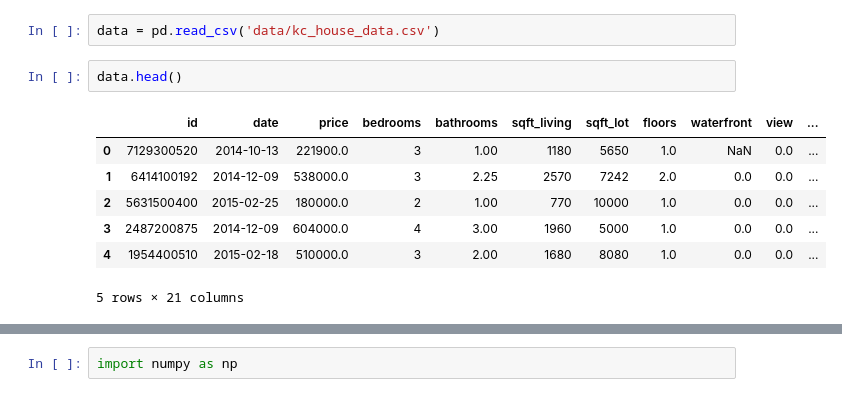
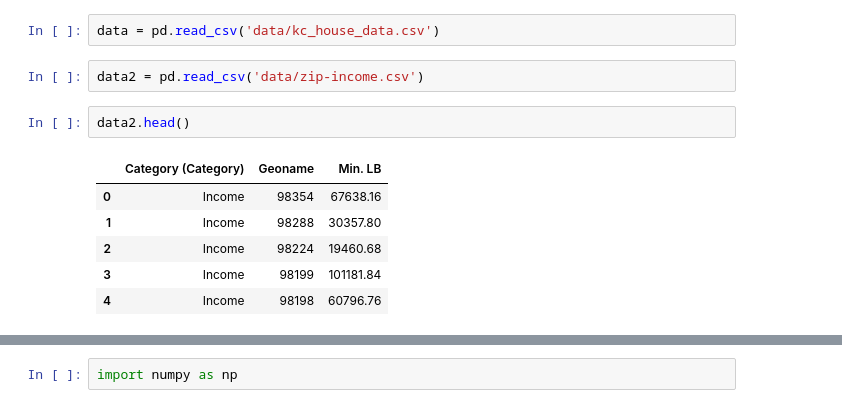
Before and after one commit to clreiner/KingCountyHousingProject, a Jupyter notebook: student.ipynb, the cells around one changed output, grey strips where cells are left out. Saved outputs shown, nothing was run; the diff lists cells and outputs as text.

```diff
--- a/student.ipynb
+++ b/student.ipynb
@@ -15,13 +15,14 @@ import pandas as pd
 pd.set_option('display.float_format', lambda x: '%.2f'%x)
 # %%
 data = pd.read_csv('data/kc_house_data.csv')
+# %%
+data2 = pd.read_csv('data/zip-income.csv')
 # %%
-data.head()
+data2.head()
 # %% [output]
-|  | id | date | price | bedrooms | bathrooms | sqft_living | sqft_lot | floors | waterfront | view | ... |
-| 0 | 7129300520 | 2014-10-13 | 221900.0 | 3 | 1.00 | 1180 | 5650 | 1.0 | NaN | 0.0 | ... |
-| 1 | 6414100192 | 2014-12-09 | 538000.0 | 3 | 2.25 | 2570 | 7242 | 2.0 | 0.0 | 0.0 | ... |
-| 2 | 5631500400 | 2015-02-25 | 180000.0 | 2 | 1.00 | 770 | 10000 | 1.0 | 0.0 | 0.0 | ... |
-| 3 | 2487200875 | 2014-12-09 | 604000.0 | 4 | 3.00 | 1960 | 5000 | 1.0 | 0.0 | 0.0 | ... |
-| 4 | 1954400510 | 2015-02-18 | 510000.0 | 3 | 2.00 | 1680 | 8080 | 1.0 | 0.0 | 0.0 | ... |
+|  | Category (Category) | Geoname | Min. LB |
+| 0 | Income | 98354 | 67638.16 |
+| 1 | Income | 98288 | 30357.80 |
+| 2 | Income | 98224 | 19460.68 |
+| 3 | Income | 98199 | 101181.84 |
+| 4 | Income | 98198 | 60796.76 |
-5 rows × 21 columns
```
Also changed, not shown: parts of 4 cells of this notebook, 1 other file.
